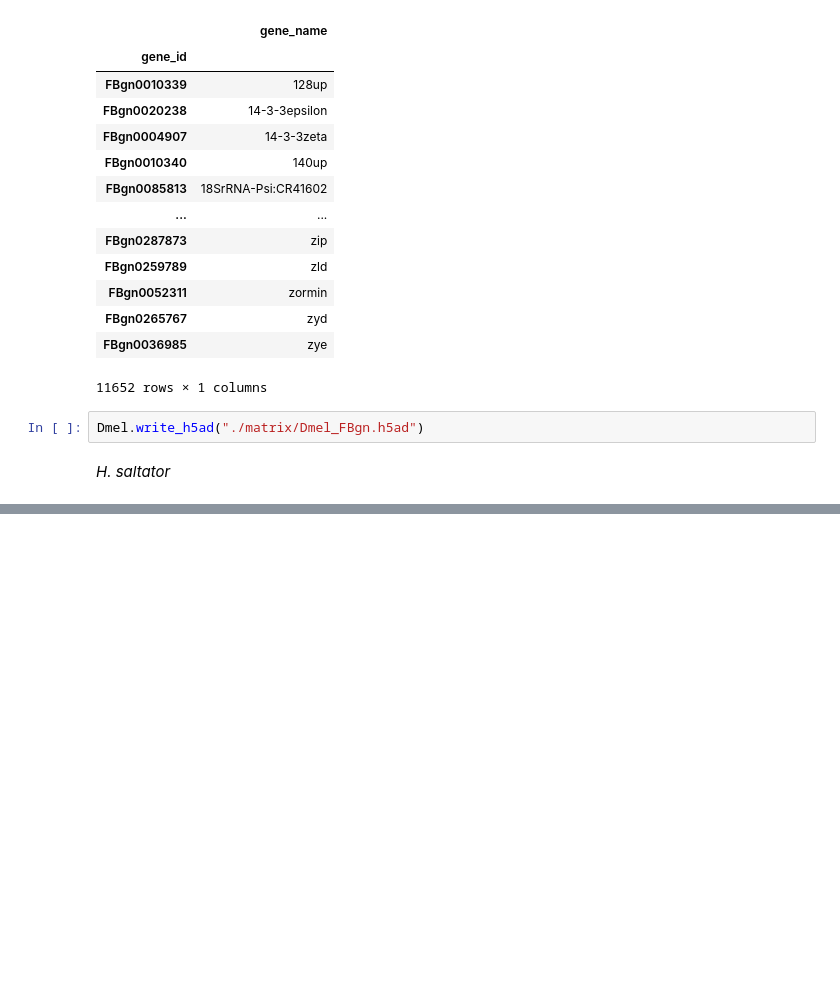
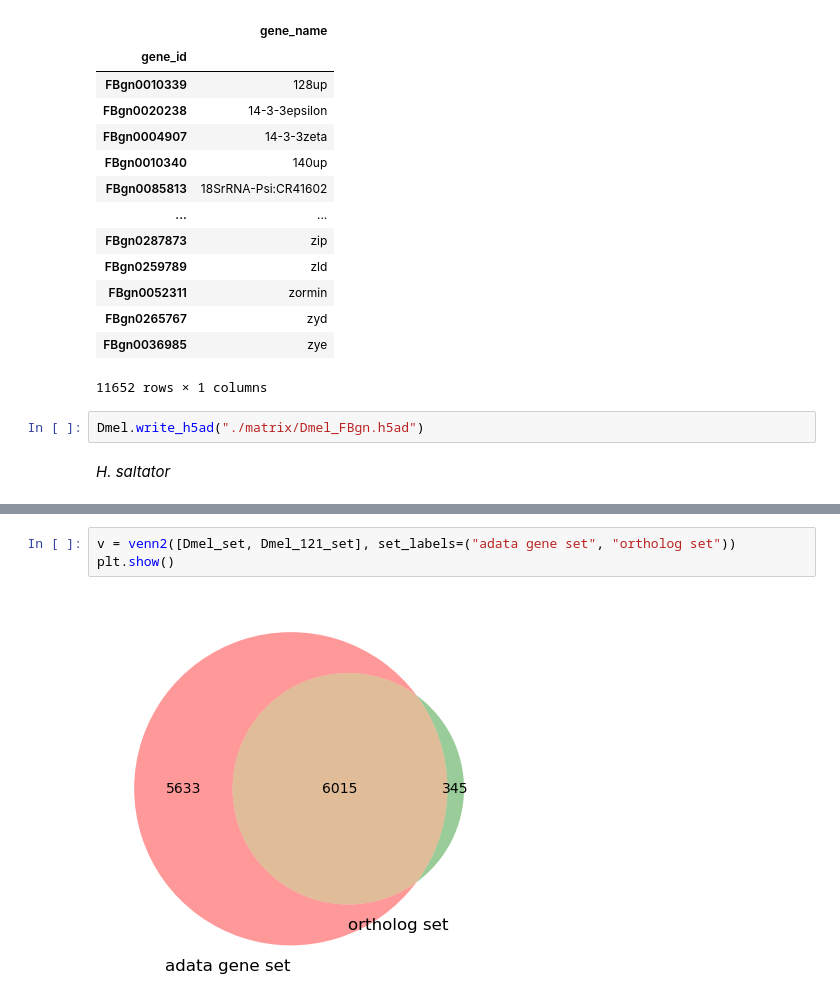
Before and after one commit to zliu90693/anno_cells, a Jupyter notebook: .subprojects/MetaNeighbor/01_get_data.ipynb, the cells around one changed output, grey strips where cells are left out. Cells and saved outputs as stored; diff of their text form; blank space fills up the shorter version.

```diff
--- a/.subprojects/MetaNeighbor/01_get_data.ipynb
+++ b/.subprojects/MetaNeighbor/01_get_data.ipynb
@@ -507,0 +658,5 @@ Dmel.write_h5ad("./matrix/Dmel_FBgn.h5ad")
+# %%
+v = venn2([Dmel_set, Dmel_121_set], set_labels=("adata gene set", "ortholog set"))
+plt.show()
+# %% [output]
+[figure, added]
```
Also changed, not shown: parts of 21 cells of this notebook, 6 other files.
